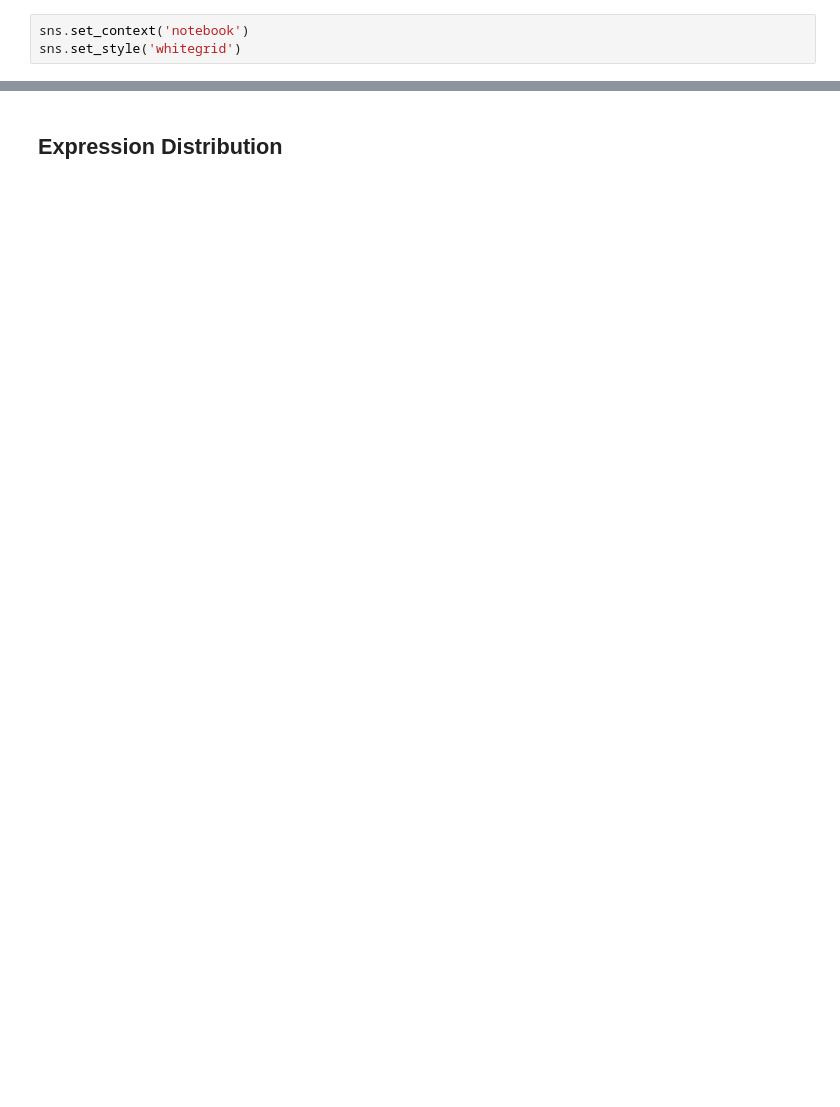
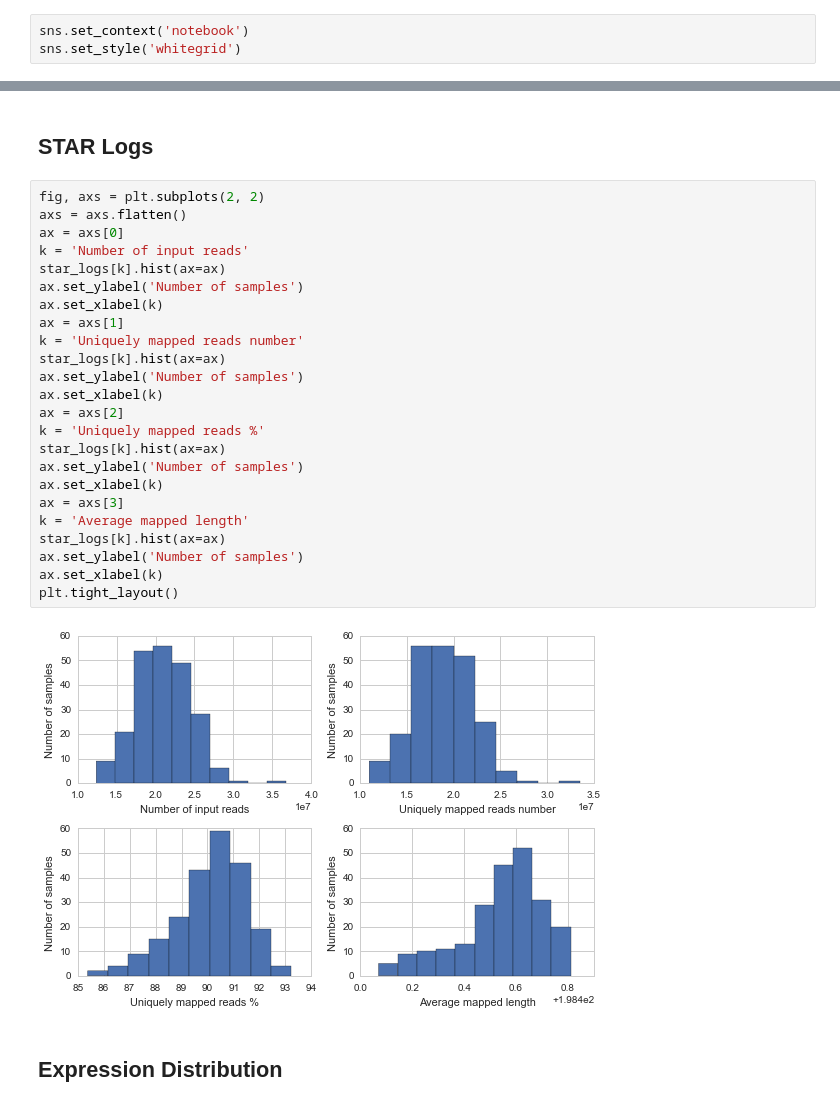
Before and after one commit to frazer-lab/cardips-ipsc-eqtl, a Jupyter notebook: notebooks/RNA-Seq Analysis.ipynb, the cells around one changed output, grey strips where cells are left out. Cells and saved outputs as stored; diff of their text form; blank space fills up the shorter version.

```diff
--- a/notebooks/RNA-Seq Analysis.ipynb
+++ b/notebooks/RNA-Seq Analysis.ipynb
@@ -36,3 +42,31 @@ gene_info = pd.read_table(cpy.gencode_gene_info, index_col=0)
+# %% [markdown]
+## STAR Logs
+# %%
+fig, axs = plt.subplots(2, 2)
+axs = axs.flatten()
+ax = axs[0]
+k = 'Number of input reads'
+star_logs[k].hist(ax=ax)
+ax.set_ylabel('Number of samples')
+ax.set_xlabel(k)
+ax = axs[1]
+k = 'Uniquely mapped reads number'
+star_logs[k].hist(ax=ax)
+ax.set_ylabel('Number of samples')
+ax.set_xlabel(k)
+ax = axs[2]
+k = 'Uniquely mapped reads %'
+star_logs[k].hist(ax=ax)
+ax.set_ylabel('Number of samples')
+ax.set_xlabel(k)
+ax = axs[3]
+k = 'Average mapped length'
+star_logs[k].hist(ax=ax)
+ax.set_ylabel('Number of samples')
+ax.set_xlabel(k)
+plt.tight_layout()
+# %% [output]
+[figure, added]
 # %% [markdown]
 ## Expression Distribution
 # %%
```
Also changed, not shown: parts of 43 cells of this notebook, 7 other files.
